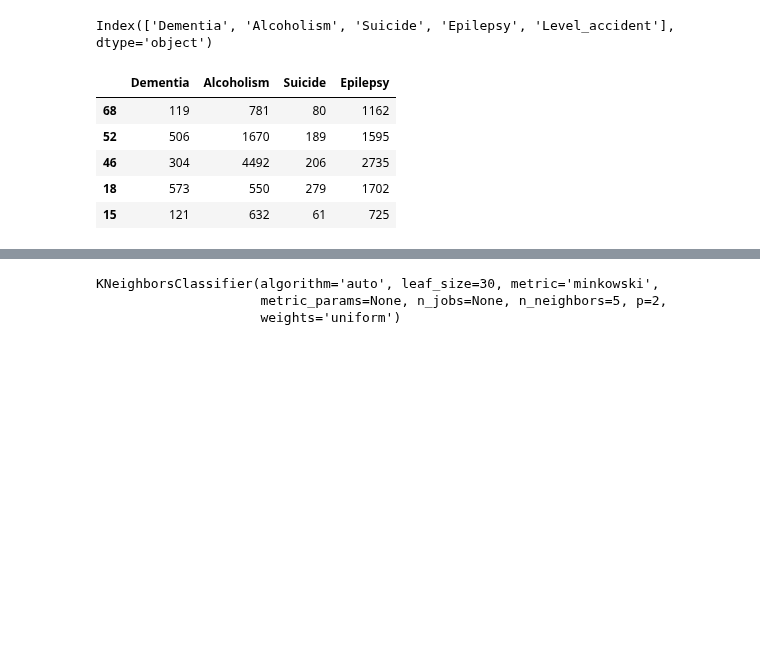
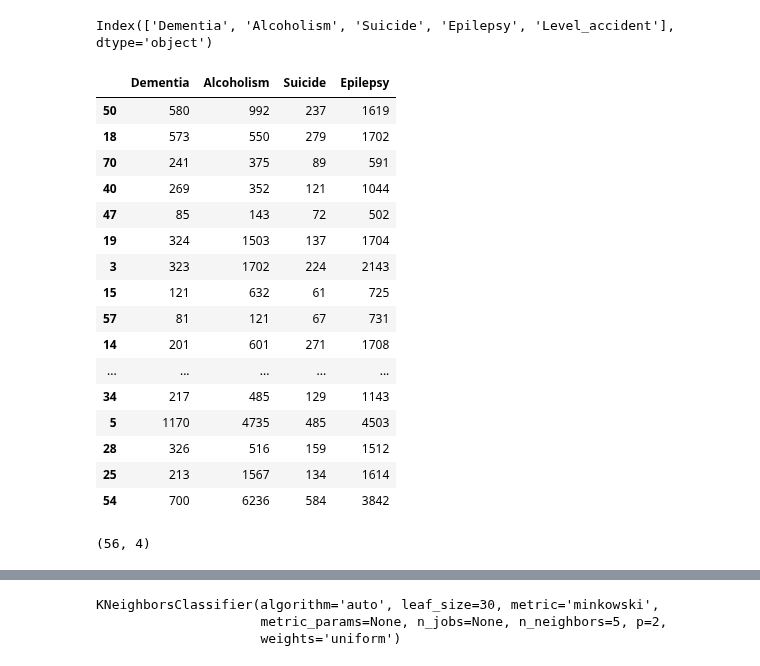
Before and after one commit to Adibank/DPDM, a Jupyter notebook: Project.ipynb, the cells around one changed output, grey strips where cells are left out. Drawn from its saved outputs; the diff is of its cells as text; code cells hidden in the pictures; blank space fills up the shorter version.

```diff
--- a/Project.ipynb
+++ b/Project.ipynb
@@ -904,12 +904,27 @@ x_train, x_test, y_train, y_test = train_test_split(
     test_size=0.2
 )
 # %%
-x_train.head()
+x_train
 # %% [output]
 |  | Dementia | Alcoholism | Suicide | Epilepsy |
-| 68 | 119 | 781 | 80 | 1162 |
-| 52 | 506 | 1670 | 189 | 1595 |
-| 46 | 304 | 4492 | 206 | 2735 |
+| 50 | 580 | 992 | 237 | 1619 |
 | 18 | 573 | 550 | 279 | 1702 |
+| 70 | 241 | 375 | 89 | 591 |
+| 40 | 269 | 352 | 121 | 1044 |
+| 47 | 85 | 143 | 72 | 502 |
+| 19 | 324 | 1503 | 137 | 1704 |
+| 3 | 323 | 1702 | 224 | 2143 |
 | 15 | 121 | 632 | 61 | 725 |
+| 57 | 81 | 121 | 67 | 731 |
+| 14 | 201 | 601 | 271 | 1708 |
+| ... | ... | ... | ... | ... |
+| 34 | 217 | 485 | 129 | 1143 |
+| 5 | 1170 | 4735 | 485 | 4503 |
+| 28 | 326 | 516 | 159 | 1512 |
+| 25 | 213 | 1567 | 134 | 1614 |
+| 54 | 700 | 6236 | 584 | 3842 |
+# %%
+x_train.shape
+# %% [output]
+(56, 4)
 # %%
```
Also changed, not shown: parts of 20 cells of this notebook.
